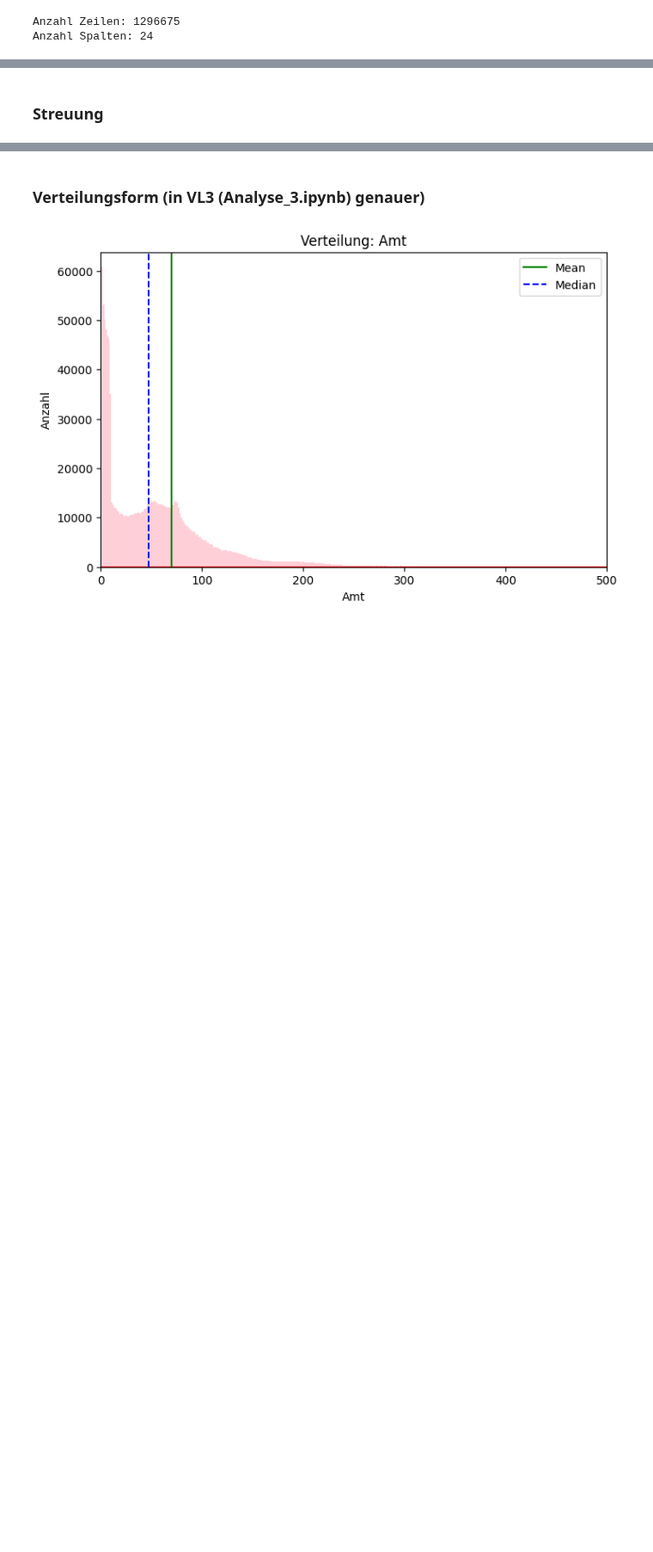
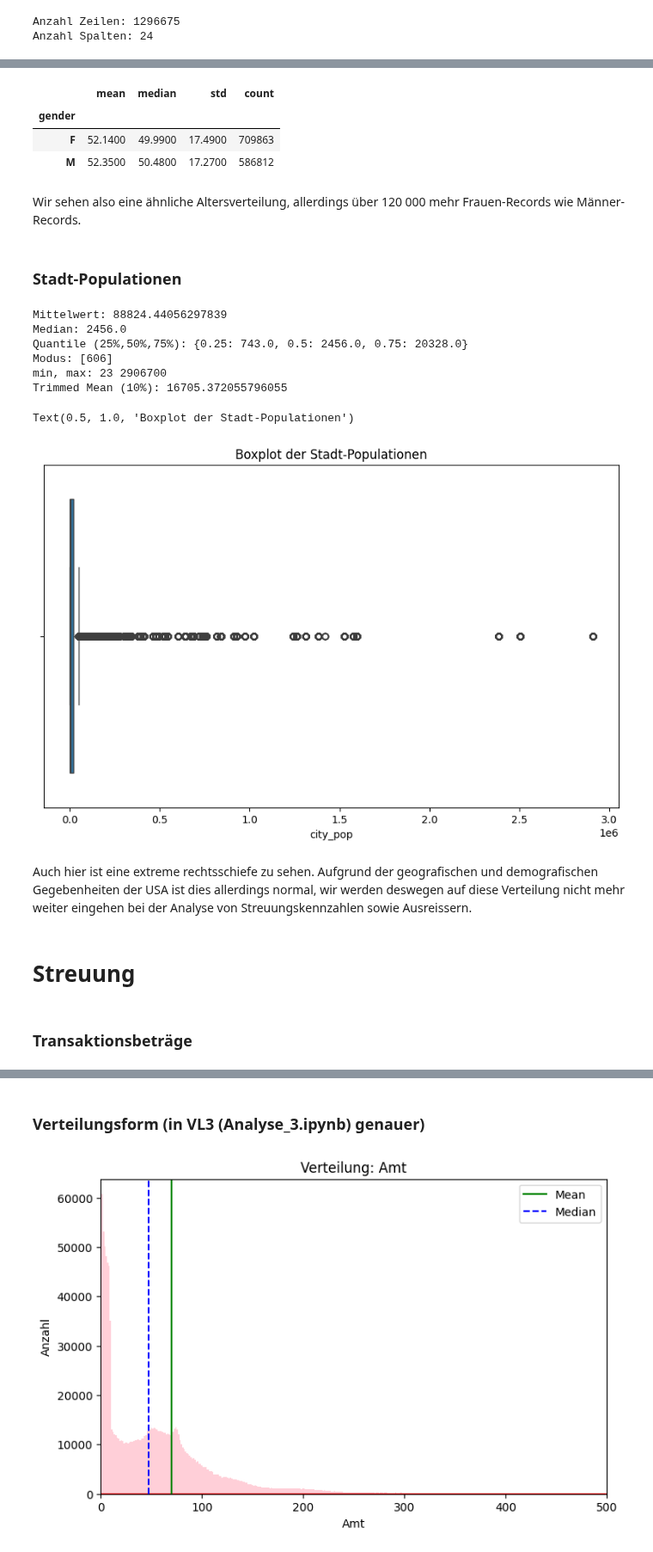
Before and after one commit to philethaler/Statistik-Datenbank, a Jupyter notebook: Analyse_2.ipynb, the cells around one changed output, grey strips where cells are left out. Shown at 86% size. Drawn from its saved outputs; the diff is of its cells as text; code cells hidden in the pictures; blank space fills up the shorter version.

Commit message:
Analyse_2 Done

```diff
--- a/Analyse_2.ipynb
+++ b/Analyse_2.ipynb
@@ -52,3 +122,43 @@ Trimmed Mean (10%): 49.832946291234734
+# %%
+display(ds.groupby("gender")["age"].agg(["mean", "median", "std", "count"]).round(2))
+# %% [output]
+|  | mean | median | std | count |
+| gender |  |  |  |  |
+| F | 52.1400 | 49.9900 | 17.4900 | 709863 |
+| M | 52.3500 | 50.4800 | 17.2700 | 586812 |
+# %% [markdown]
+Wir sehen also eine ähnliche Altersverteilung, allerdings über 120 000 mehr Frauen-Records wie Männer-Records.
+# %% [markdown]
+### Stadt-Populationen
+# %%
+pop = ds["city_pop"].dropna()
+
+print("Mittelwert:", pop.mean())
+print("Median:", pop.median())
+print("Quantile (25%,50%,75%):", pop.quantile([0.25,0.5,0.75]).to_dict())
+print("Modus:", pop.mode().tolist())
+print("min, max:", pop.min(), pop.max())
+
+q_low, q_high = pop.quantile(0.1), pop.quantile(0.9)
+trimmed = pop[(pop >= q_low) & (pop <= q_high)].mean()
+print("Trimmed Mean (10%):", trimmed)
+# %% [output]
+Mittelwert: 88824.44056297839
+Median: 2456.0
+Quantile (25%,50%,75%): {0.25: 743.0, 0.5: 2456.0, 0.75: 20328.0}
+Modus: [606]
+min, max: 23 2906700
+Trimmed Mean (10%): 16705.372055796055
+# %%
+sns.boxplot(data=pop, orient="h")
+plt.title("Boxplot der Stadt-Populationen")
+# %% [output]
+Text(0.5, 1.0, 'Boxplot der Stadt-Populationen')
+[figure, added]
+# %% [markdown]
+Auch hier ist eine extreme rechtsschiefe zu sehen. Aufgrund der geografischen und demografischen Gegebenheiten der USA ist dies allerdings normal, wir werden deswegen auf diese Verteilung nicht mehr weiter eingehen bei der Analyse von Streuungskennzahlen sowie Ausreissern.
 # %% [markdown]
-### Streuung
+# Streuung
+# %% [markdown]
+### Transaktionsbeträge
 # %%
```
Also changed, not shown: parts of 45 cells of this notebook.
